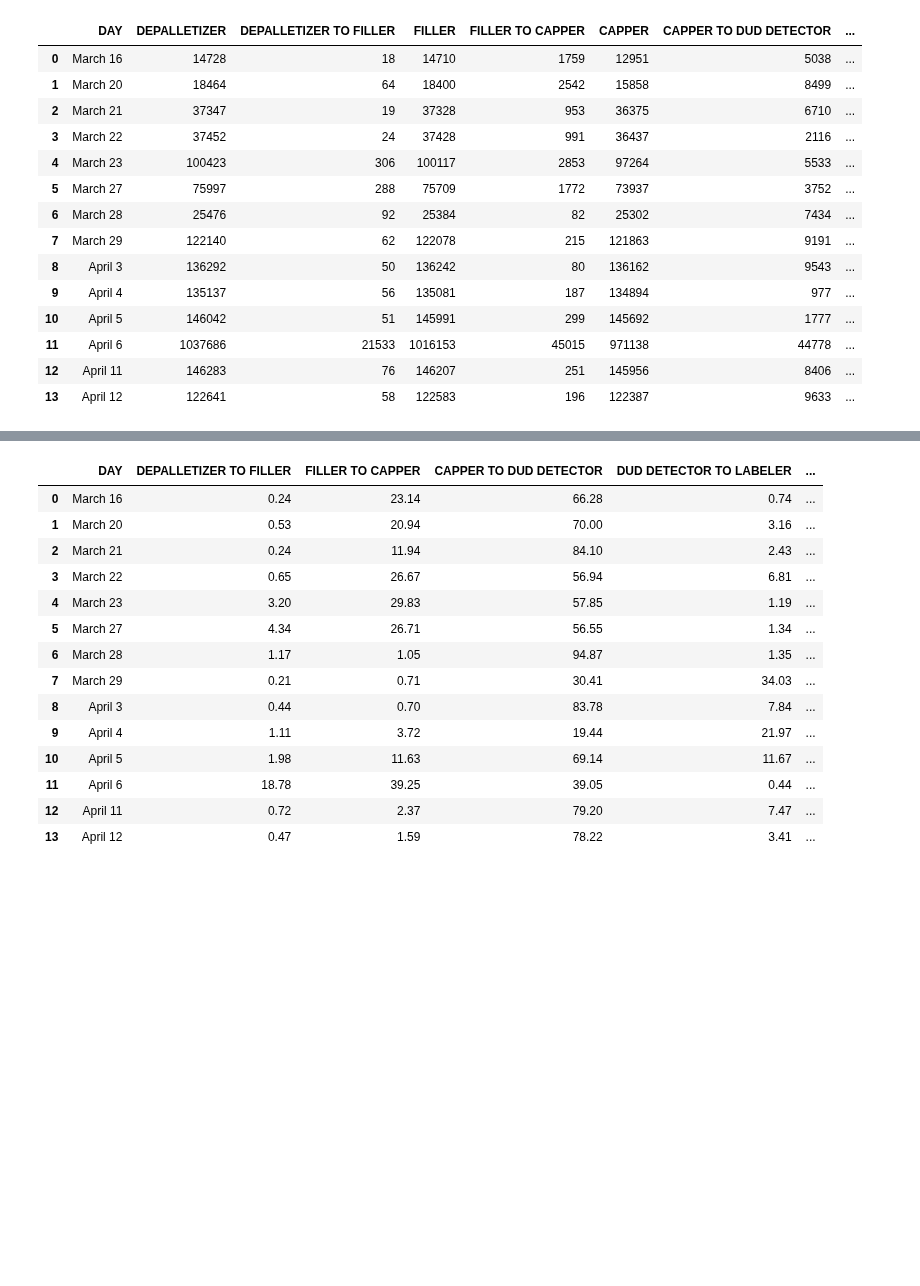
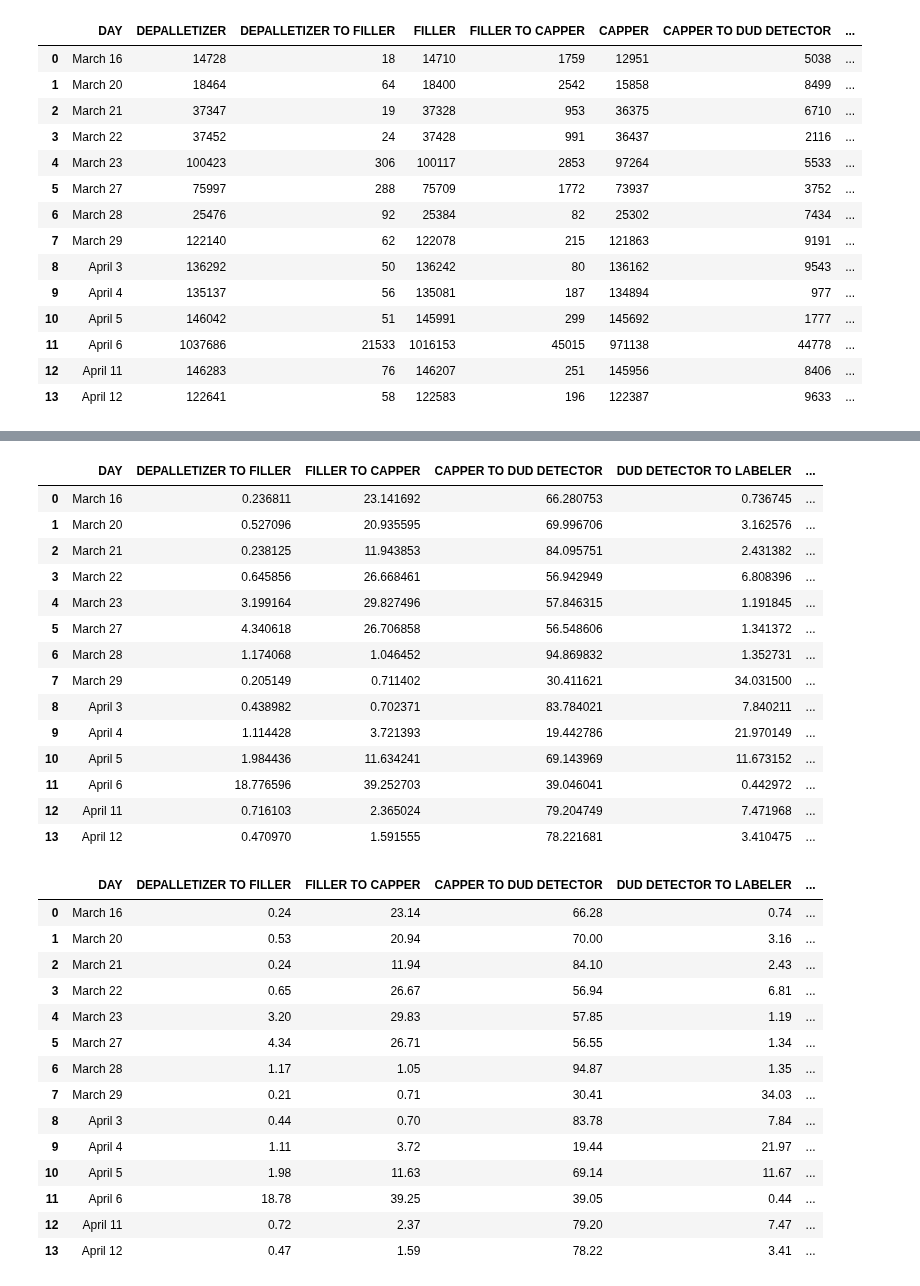
Before and after one commit to khagerthey/VIS1, a Jupyter notebook: PS6.ipynb, the cells around one changed output, grey strips where cells are left out. Cells and saved outputs as stored; diff of their text form; code cells hidden in the pictures; blank space fills up the shorter version.

```diff
--- a/PS6.ipynb
+++ b/PS6.ipynb
@@ -343,3 +363,23 @@ NTL
+# %%
+#NTL_print = NTL.drop('DEPALLETIZER ', 'FILLER ', 'CAPPER', 'DUD DETECTOR', 'LABELER ', 'TRAYMAKER')
+NTL_print=NTL[['DAY', 'DEPALLETIZER TO FILLER', 'FILLER TO CAPPER', 'CAPPER TO DUD DETECTOR', 'DUD DETECTOR TO LABELER', 'LABELER TO TRAYMAKER', 'totLos']]
+NTL_print
+# %% [output]
+|  | DAY | DEPALLETIZER TO FILLER | FILLER TO CAPPER | CAPPER TO DUD DETECTOR | DUD DETECTOR TO LABELER | ... |
+| 0 | March 16 | 0.236811 | 23.141692 | 66.280753 | 0.736745 | ... |
+| 1 | March 20 | 0.527096 | 20.935595 | 69.996706 | 3.162576 | ... |
+| 2 | March 21 | 0.238125 | 11.943853 | 84.095751 | 2.431382 | ... |
+| 3 | March 22 | 0.645856 | 26.668461 | 56.942949 | 6.808396 | ... |
+| 4 | March 23 | 3.199164 | 29.827496 | 57.846315 | 1.191845 | ... |
+| 5 | March 27 | 4.340618 | 26.706858 | 56.548606 | 1.341372 | ... |
+| 6 | March 28 | 1.174068 | 1.046452 | 94.869832 | 1.352731 | ... |
+| 7 | March 29 | 0.205149 | 0.711402 | 30.411621 | 34.031500 | ... |
+| 8 | April 3 | 0.438982 | 0.702371 | 83.784021 | 7.840211 | ... |
+| 9 | April 4 | 1.114428 | 3.721393 | 19.442786 | 21.970149 | ... |
+| 10 | April 5 | 1.984436 | 11.634241 | 69.143969 | 11.673152 | ... |
+| 11 | April 6 | 18.776596 | 39.252703 | 39.046041 | 0.442972 | ... |
+| 12 | April 11 | 0.716103 | 2.365024 | 79.204749 | 7.471968 | ... |
+| 13 | April 12 | 0.470970 | 1.591555 | 78.221681 | 3.410475 | ... |
 # %%
 Percentages=pd.read_csv('https://raw.githubusercontent.com/khagerthey/VIS1/main/Line%203%20bottle%20count%20record%20.xlsx%20-%20PERCENTAGES%20(3).csv')
 Percentages
```
Also changed, not shown: parts of 3 cells of this notebook.
